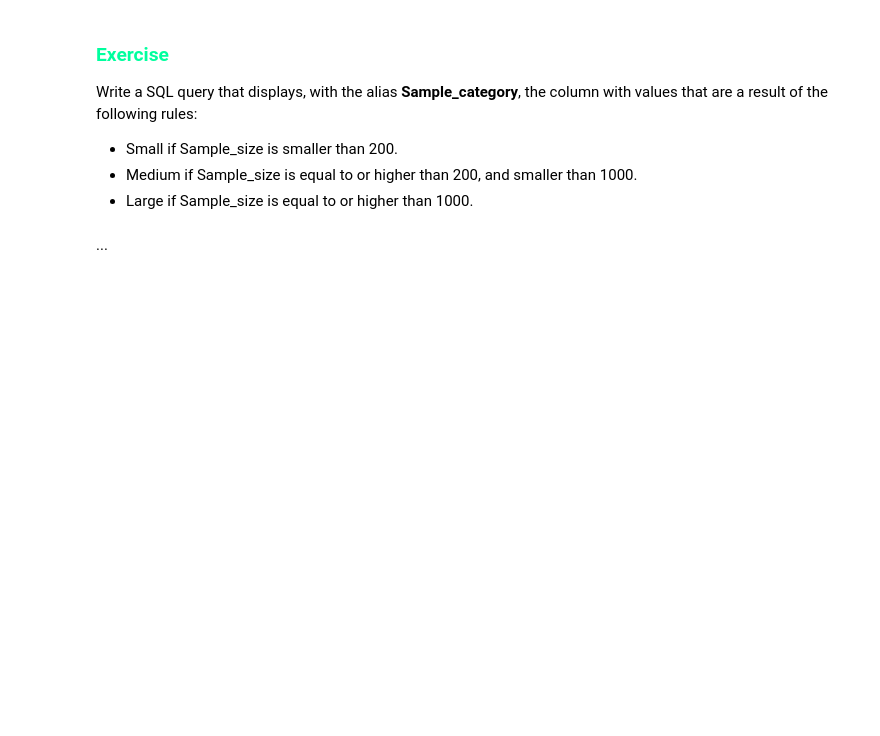
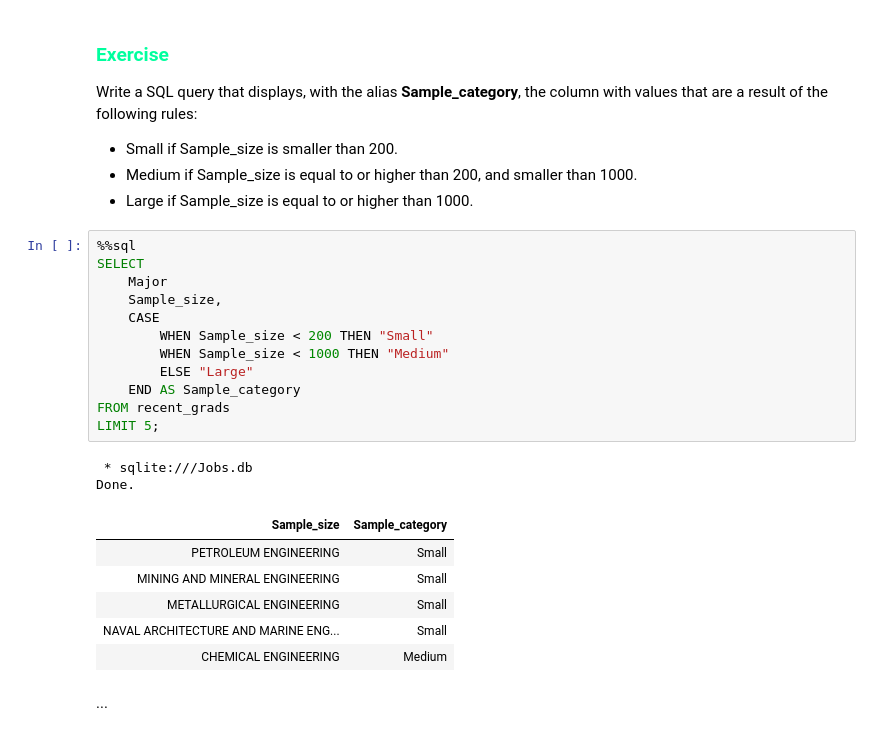
Before and after one commit to regan-mu/SQL-Mastery, a Jupyter notebook: 04. Group Summary Statistics/Group Statistics.ipynb, the cells around one changed output. Saved outputs shown, nothing was run; the diff lists cells and outputs as text; blank space fills up the shorter version.

```diff
--- a/04. Group Summary Statistics/Group Statistics.ipynb
+++ b/04. Group Summary Statistics/Group Statistics.ipynb
@@ -87,6 +87,27 @@ Write a SQL query that displays, with the alias **Sample_category**, the column
 * Small if Sample_size is smaller than 200.
 * Medium if Sample_size is equal to or higher than 200, and smaller than 1000.
 * Large if Sample_size is equal to or higher than 1000.
+# %%
+%%sql
+SELECT
+    Major
+    Sample_size,
+    CASE
+        WHEN Sample_size < 200 THEN "Small"
+        WHEN Sample_size < 1000 THEN "Medium"
+        ELSE "Large"
+    END AS Sample_category
+FROM recent_grads
+LIMIT 5;
+# %% [output]
+ * sqlite:///Jobs.db
+Done.
+| Sample_size | Sample_category |
+| PETROLEUM ENGINEERING | Small |
+| MINING AND MINERAL ENGINEERING | Small |
+| METALLURGICAL ENGINEERING | Small |
+| NAVAL ARCHITECTURE AND MARINE ENG... | Small |
+| CHEMICAL ENGINEERING | Medium |
 # %% [markdown]
 ...
 # %% [markdown]
```
Also changed, not shown: 3 other files.
